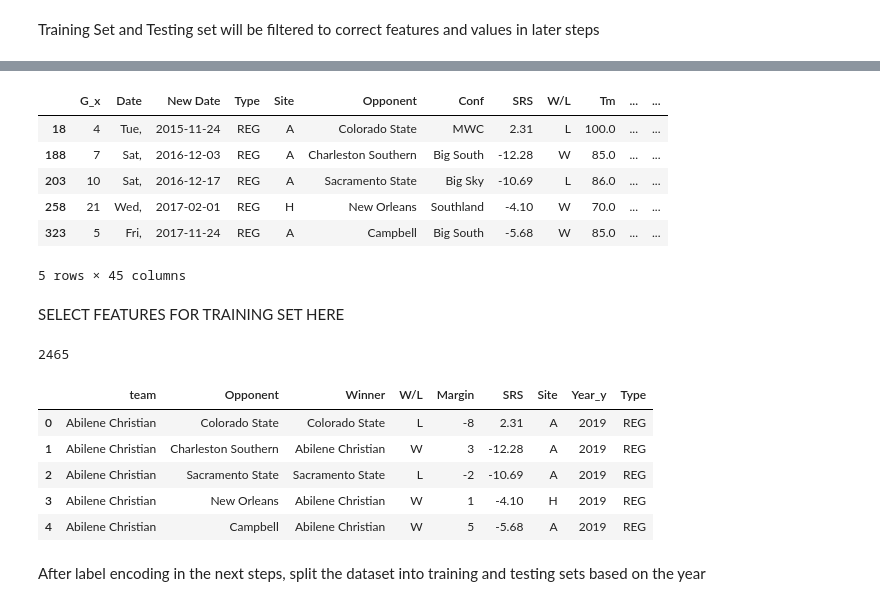
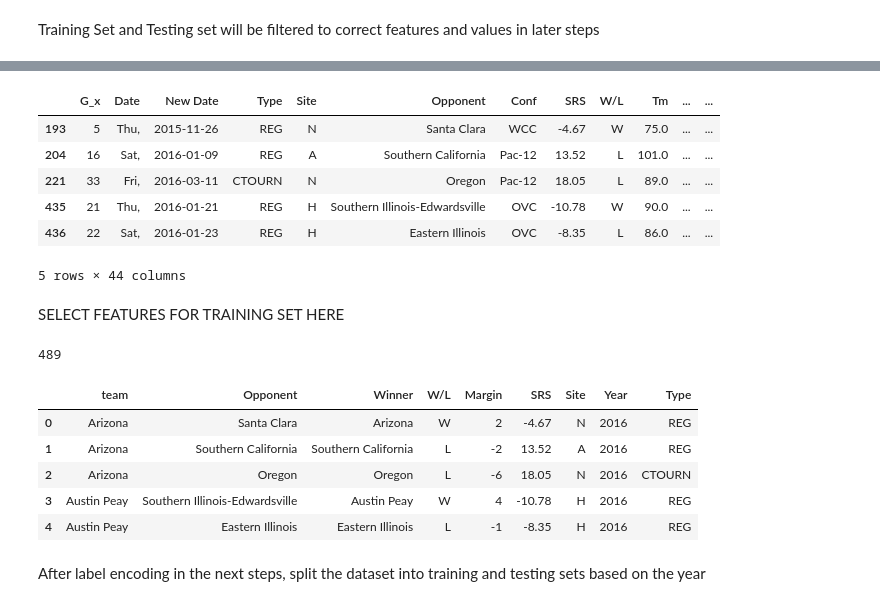
Before and after one commit to ktian9/svm-cs490, a Jupyter notebook: svm_notebook_v2.ipynb, the cells around one changed output, grey strips where cells are left out. Saved outputs shown, nothing was run; the diff lists cells and outputs as text; code cells hidden in the pictures.

```diff
--- a/svm_notebook_v2.ipynb
+++ b/svm_notebook_v2.ipynb
@@ -56,7 +56,7 @@ df.head()
 team_stats = pd.read_excel("all_cbb_data.xlsx")
 team_stats = team_stats.iloc[:, : 24]
 # %%
-merged = pd.merge(df,team_stats, how='inner',left_on=['team'],right_on=['TEAM'])
+merged = df.merge(team_stats, left_on=['team', 'Year'], right_on=['TEAM', 'Year'])
 merged
 # %% [output]
 |  | G_x | Date | New Date | Type | Site | Opponent | Conf | SRS | W/L | Tm | ... | ... |
@@ -98,33 +94,33 @@ testing_set = merged
 # %%
 #test = df
 training_set["Winner"] = np.where(training_set['W/L'] == 'W', training_set['team'], training_set['Opponent'])
-training_set = training_set.dropna()
+training_set = training_set.dropna() #SVM CANNOT BE TRAINED ON NA DATA
 training_set.head()
 # %% [output]
 |  | G_x | Date | New Date | Type | Site | Opponent | Conf | SRS | W/L | Tm | ... | ... |
-| 18 | 4 | Tue, | 2015-11-24 | REG | A | Colorado State | MWC | 2.31 | L | 100.0 | ... | ... |
-| 188 | 7 | Sat, | 2016-12-03 | REG | A | Charleston Southern | Big South | -12.28 | W | 85.0 | ... | ... |
-| 203 | 10 | Sat, | 2016-12-17 | REG | A | Sacramento State | Big Sky | -10.69 | L | 86.0 | ... | ... |
-| 258 | 21 | Wed, | 2017-02-01 | REG | H | New Orleans | Southland | -4.10 | W | 70.0 | ... | ... |
-| 323 | 5 | Fri, | 2017-11-24 | REG | A | Campbell | Big South | -5.68 | W | 85.0 | ... | ... |
+| 193 | 5 | Thu, | 2015-11-26 | REG | N | Santa Clara | WCC | -4.67 | W | 75.0 | ... | ... |
+| 204 | 16 | Sat, | 2016-01-09 | REG | A | Southern California | Pac-12 | 13.52 | L | 101.0 | ... | ... |
+| 221 | 33 | Fri, | 2016-03-11 | CTOURN | N | Oregon | Pac-12 | 18.05 | L | 89.0 | ... | ... |
+| 435 | 21 | Thu, | 2016-01-21 | REG | H | Southern Illinois-Edwardsville | OVC | -10.78 | W | 90.0 | ... | ... |
+| 436 | 22 | Sat, | 2016-01-23 | REG | H | Eastern Illinois | OVC | -8.35 | L | 86.0 | ... | ... |
-5 rows × 45 columns
+5 rows × 44 columns
 # %% [markdown]
 SELECT FEATURES FOR TRAINING SET HERE
 # %%
-training_set = training_set[['team', 'Opponent', "Winner", "W/L","Margin", "SRS", 'Site', "Year_y", "Type"]]
+training_set = training_set[['team', 'Opponent', "Winner", "W/L","Margin", "SRS", 'Site', "Year", "Type"]]
 print(len(training_set))
 training_set.head()
 training_set.reset_index(drop=True, inplace=True)
 
 training_set.head()
 # %% [output]
-2465
+489
-|  | team | Opponent | Winner | W/L | Margin | SRS | Site | Year_y | Type |
-| 0 | Abilene Christian | Colorado State | Colorado State | L | -8 | 2.31 | A | 2019 | REG |
-| 1 | Abilene Christian | Charleston Southern | Abilene Christian | W | 3 | -12.28 | A | 2019 | REG |
-| 2 | Abilene Christian | Sacramento State | Sacramento State | L | -2 | -10.69 | A | 2019 | REG |
-| 3 | Abilene Christian | New Orleans | Abilene Christian | W | 1 | -4.10 | H | 2019 | REG |
-| 4 | Abilene Christian | Campbell | Abilene Christian | W | 5 | -5.68 | A | 2019 | REG |
+|  | team | Opponent | Winner | W/L | Margin | SRS | Site | Year | Type |
+| 0 | Arizona | Santa Clara | Arizona | W | 2 | -4.67 | N | 2016 | REG |
+| 1 | Arizona | Southern California | Southern California | L | -2 | 13.52 | A | 2016 | REG |
+| 2 | Arizona | Oregon | Oregon | L | -6 | 18.05 | N | 2016 | CTOURN |
+| 3 | Austin Peay | Southern Illinois-Edwardsville | Austin Peay | W | 4 | -10.78 | H | 2016 | REG |
+| 4 | Austin Peay | Eastern Illinois | Eastern Illinois | L | -1 | -8.35 | H | 2016 | REG |
 # %% [markdown]
 After label encoding in the next steps, split the dataset into training and testing sets based on the year
 # %%
```
Also changed, not shown: parts of 14 cells of this notebook.
